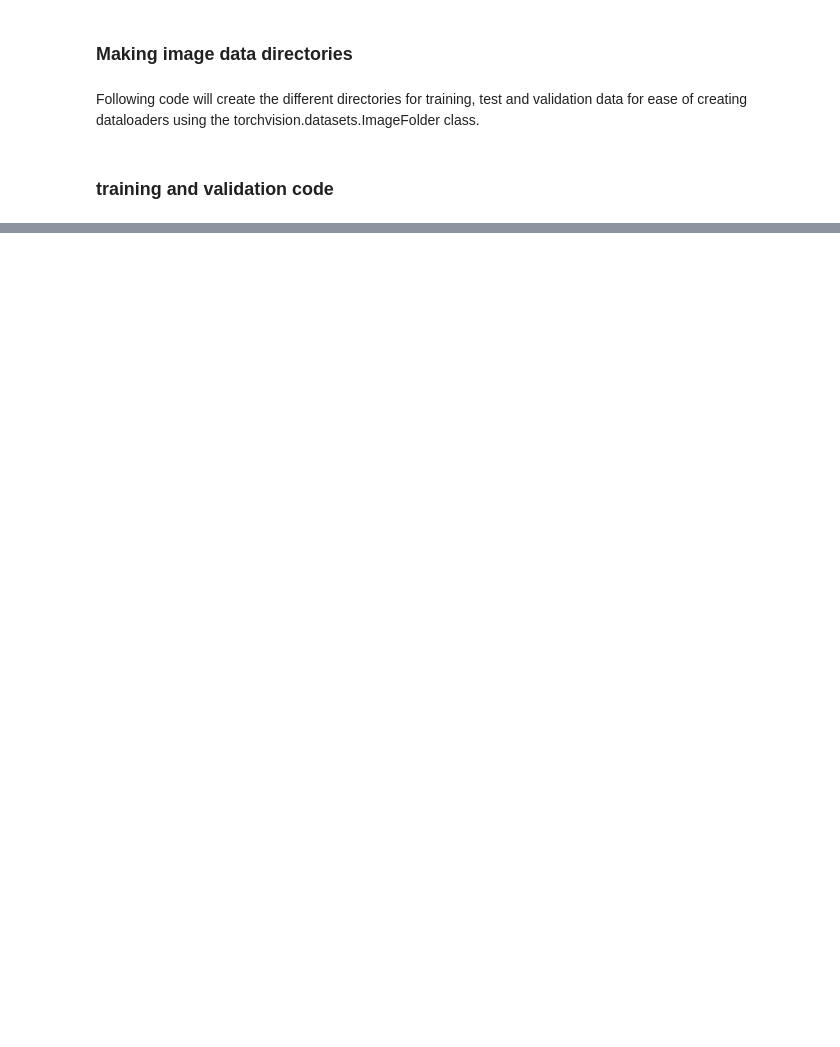
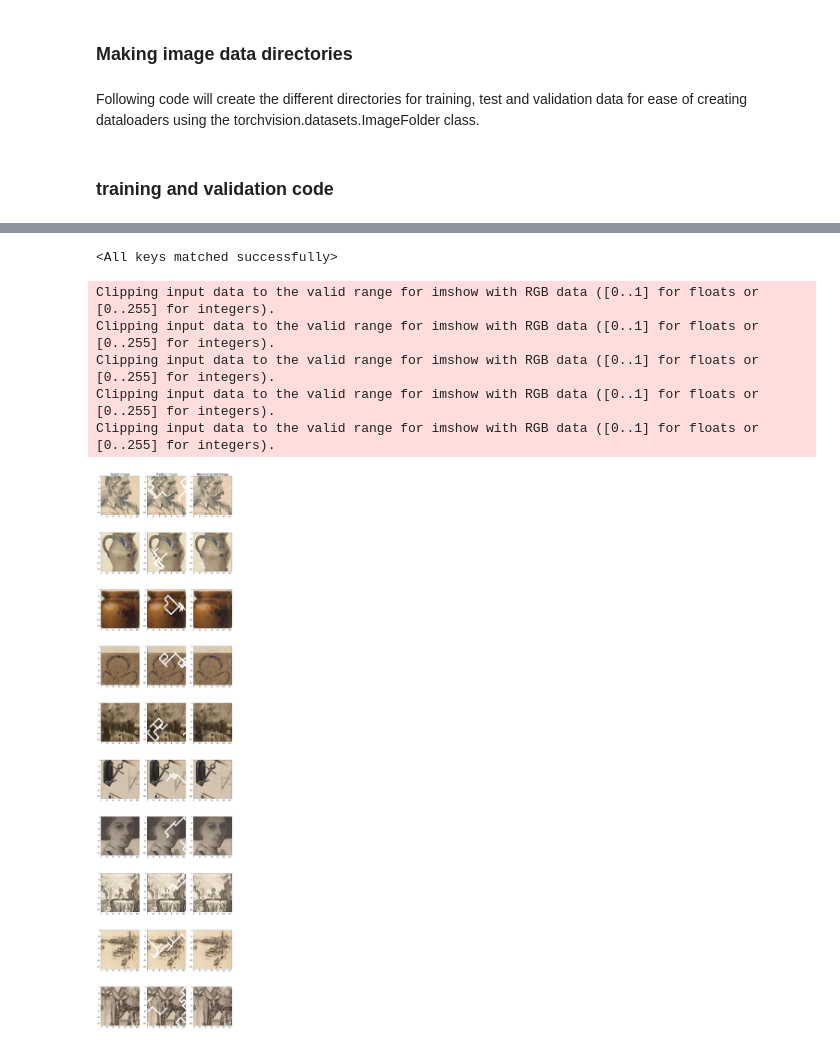
Before and after one commit to Bree-Sun/Self-supervised-CNN-based-Autoencoder-for-Artworks-inpainting, a Jupyter notebook: Training_loop_without_contrastive_learning.ipynb, the cells around one changed output, grey strips where cells are left out. Drawn from its saved outputs; the diff is of its cells as text; code cells hidden in the pictures; blank space fills up the shorter version.

```diff
--- a/Training_loop_without_contrastive_learning.ipynb
+++ b/Training_loop_without_contrastive_learning.ipynb
@@ -501,0 +544,38 @@ for epoch in range(CONFIG['epochs']):
+# %%
+model = UNet(down_conv_out=[16, 32, 64, 128],
+             down_conv_ks=[3, 3, 3, 3],
+             down_conv_activation=nn.ReLU,
+             up_conv_out=[64, 32, 16],
+             up_conv_activation=nn.ReLU,
+             verbose=False).to(device=CONFIG['device'])
+model.load_state_dict(torch.load('/content/model.pth'))
+# %% [output]
+<All keys matched successfully>
+# %%
+for batch in test_dataloader:
+  samples = batch[0]
+  break
+
+criterion = nn.MSELoss()
+masked_inputs, preds, targets = test_samples(model, samples, CONFIG['masks'])
+# %%
+fig, ax = plt.subplots(10, 3, figsize=(16, 10*7))
+ax = ax.flatten()
+
+for i in range(0, 30, 3):
+    ax[i].imshow(targets[i].cpu().detach().permute(1, 2, 0))
+    ax[i+1].imshow(masked_inputs[i].cpu().detach().permute(1, 2, 0))
+    ax[i+2].imshow(preds[i].cpu().detach().permute(1, 2, 0))
+
+ax[0].set_title('Target Image', fontsize=20)
+ax[1].set_title('Masked Image', fontsize=20)
+ax[2].set_title('Reconstructed Image', fontsize=20)
+
+plt.show()
+# %% [output]
+Clipping input data to the valid range for imshow with RGB data ([0..1] for floats or [0..255] for integers).
+Clipping input data to the valid range for imshow with RGB data ([0..1] for floats or [0..255] for integers).
+Clipping input data to the valid range for imshow with RGB data ([0..1] for floats or [0..255] for integers).
+Clipping input data to the valid range for imshow with RGB data ([0..1] for floats or [0..255] for integers).
+Clipping input data to the valid range for imshow with RGB data ([0..1] for floats or [0..255] for integers).
+[figure, added]
```
Also changed, not shown: parts of 4 cells of this notebook.
